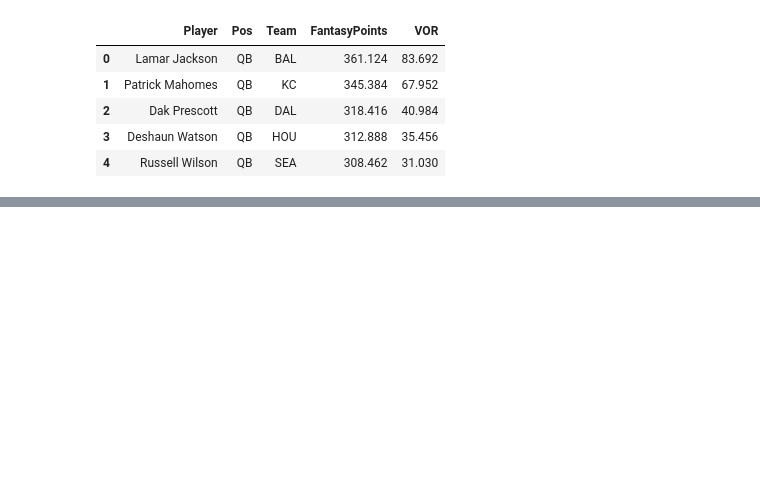
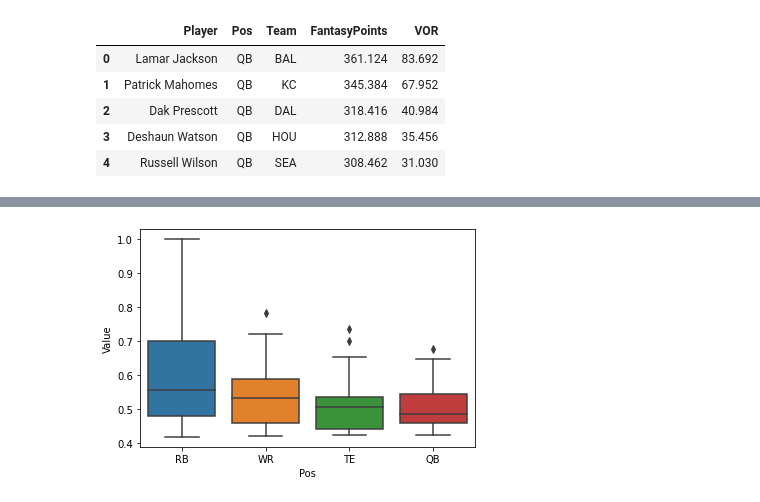
Before and after one commit to aaronpetryio/ffdp-exercises, a Jupyter notebook: ffdp_vor.ipynb, the cells around one changed output, grey strips where cells are left out. Cells and saved outputs as stored; diff of their text form; code cells hidden in the pictures; blank space fills up the shorter version.

```diff
--- a/ffdp_vor.ipynb
+++ b/ffdp_vor.ipynb
@@ -227,0 +236,3 @@ df.sort_values(by='VOR', ascending=False).head(100)
+# %%
+df = df.sort_values(by='VOR Rank')
+df.head(100)
@@ -227,0 +266,7 @@ df.sort_values(by='VOR', ascending=False).head(100)
+# %%
+df = df.rename({
+    'VOR': 'Value',
+    'VOR Rank': 'Value Rank'
+}, axis = 1)
+
+df.head()
@@ -227,0 +280,12 @@ df.sort_values(by='VOR', ascending=False).head(100)
+# %%
+import seaborn as sns
+
+num_teams = 12
+num_spots = 16
+draft_pool = num_teams * num_spots
+
+df_copy = df[:draft_pool]
+
+sns.boxplot(x=df_copy['Pos'], y=df_copy['Value']);
+# %% [output]
+[figure, added]
```
Also changed, not shown: parts of 26 cells of this notebook.
